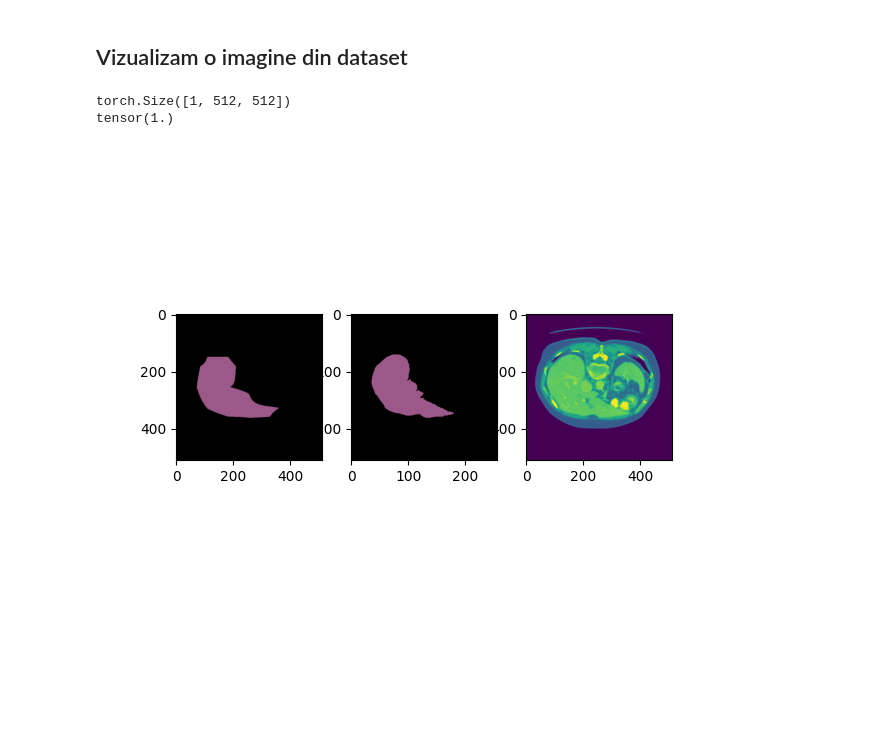
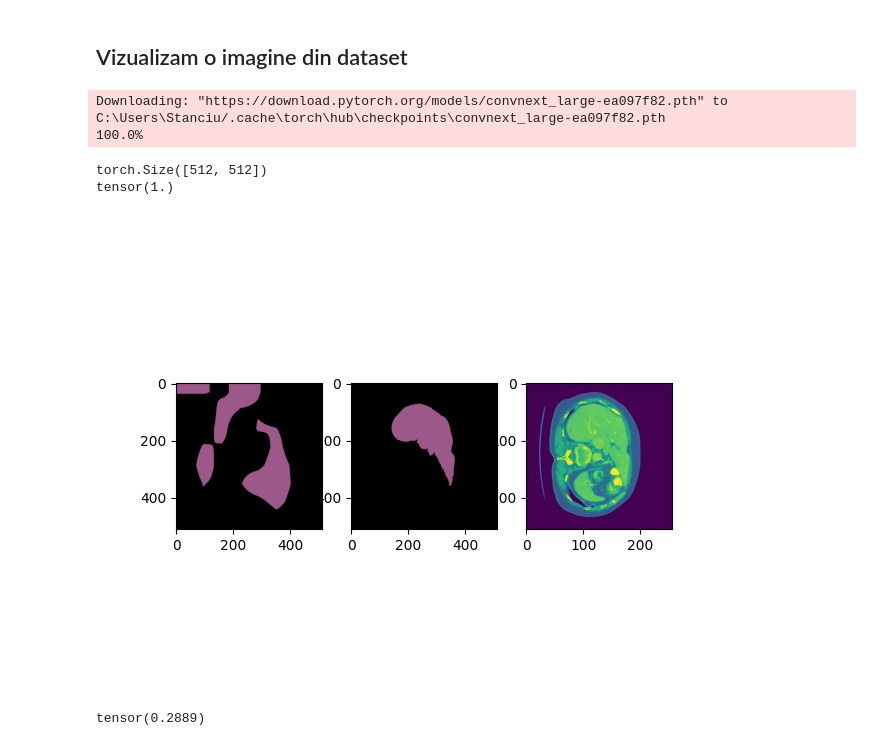
Before and after one commit to StanciulescuAndrei/LicentaUPB, a Jupyter notebook: ML_train_tester.ipynb, the cells around one changed output. Saved outputs shown, nothing was run; the diff lists cells and outputs as text; code cells hidden in the pictures; blank space fills up the shorter version.

Commit message:
Adaugat ConvNeXt Large

```diff
--- a/ML_train_tester.ipynb
+++ b/ML_train_tester.ipynb
@@ -23,6 +26,8 @@ from ModelBuilder.ClassifierHead import DeepLabHead
 # %%
 transform_image = transforms.Compose(
     [
+     transforms.ToPILImage(),
+     transforms.Resize(256, interpolation=transforms.functional.InterpolationMode.BILINEAR, antialias = True),
      transforms.ToTensor(),
      transforms.Normalize(mean=[0.2], std=[0.2])
      ])
@@ -34,7 +39,7 @@ transform_mask = transforms.Compose(
 path = 'G:/MachineLearning/liver-database/'
 save_path = 'G:/MachineLearning/models/'
 #path = 'segmentations/'
-dataset_learn = LiverDataset(path + 'testing/', transform_image=transform_image, transform_mask=transform_mask)
+dataset_learn = LiverDataset(path + 'validation/', transform_image=transform_image, transform_mask=transform_mask)
 dataloader_learn = torch.utils.data.DataLoader(dataset_learn, batch_size=32, shuffle=True, num_workers=8, pin_memory=True)
 
 dataset_test = LiverDataset(path + 'testing/', transform_image=transform_image, transform_mask=transform_mask)
@@ -101,51 +47,56 @@ Done!
 # %% [markdown]
 ## Vizualizam o imagine din dataset
 # %%
-model_name = 'G:/MachineLearning/models/AlexNet/AlexNet_500.pt'
-model = torch.load(model_name)
-#model = model.module
+model_checkpoint = 'G:/MachineLearning/models/ResNeXt101/ResNeXt101_checkpoint.pt'
+model = ConvNeXtDeepLab()
+# checkpoint = torch.load(model_checkpoint)
+# model.load_state_dict(checkpoint['model_state_dict'])
 
 device = torch.device('cpu')
 model.to(device)
-torch.cuda.empty_cache()
 
 model.eval()
 input_tensor, mask = dataset_learn.__getitem__(60)
 input_batch = input_tensor.repeat(2, 1, 1, 1)
-pred = model(input_batch.to(device))[0]
+pred = model(input_batch.to(device))
 
-img, pred_x = deprocess_img(input_tensor, pred, 512)
-img = np.transpose(img)
+final_func = nn.Sigmoid()
+pred = final_func(pred).squeeze()
+pred = torch.nn.functional.interpolate(pred.unsqueeze(0), size=512, mode="bilinear", align_corners=False).squeeze()
+output_predictions = torch.round(pred[0])
 
-
-smax = nn.Sigmoid()
-# output_predictions = pred_x
-output_predictions = smax(pred_x)
 print(output_predictions.shape)
-output_predictions = np.transpose(output_predictions.cpu().squeeze())
+output_predictions = output_predictions.detach().squeeze()
 output_predictions = np.round(output_predictions)
-mask = np.transpose(mask.cpu().squeeze())
+mask = mask.cpu().squeeze()
 
 palette = torch.tensor([2 ** 25 - 1, 2 ** 15 - 1, 2 ** 21 - 1])
 colors = torch.as_tensor([i for i in range(3)])[:, None] * 1.1 * palette
 colors = (colors % 255).numpy().astype("uint8")
 
 # plot the semantic segmentation predictions of 21 classes in each color
 r = Image.fromarray(output_predictions.byte().cpu().numpy())
 r.putpalette(colors)
 
 r_mask = Image.fromarray(mask.byte().cpu().numpy())
 r_mask.putpalette(colors)
 
 print(torch.max(output_predictions))
 plt.subplot(1, 3, 1)
 plt.imshow(r)
 plt.subplot(1, 3, 2)
 plt.imshow(r_mask)
 plt.subplot(1, 3, 3)
-plt.imshow(np.squeeze(img))
+plt.imshow(np.squeeze(input_tensor.numpy()))
 plt.show()
 # %% [output]
-torch.Size([1, 512, 512])
-tensor(1.)
+Downloading: "https://download.pytorch.org/models/convnext_large-ea097f82.pth" to C:\Users\Stanciu/.cache\torch\hub\checkpoints\convnext_large-ea097f82.pth
+100.0%
+torch.Size([512, 512])
+tensor(1.)
-[figure, old version]
+[figure, new version]
+# %%
+loss_fn = DiceLoss()
+print(1.0 - loss_fn(output_predictions, mask))
+# %% [output]
+tensor(0.2889)
```
Also changed, not shown: parts of 6 cells of this notebook, 3 other files.
